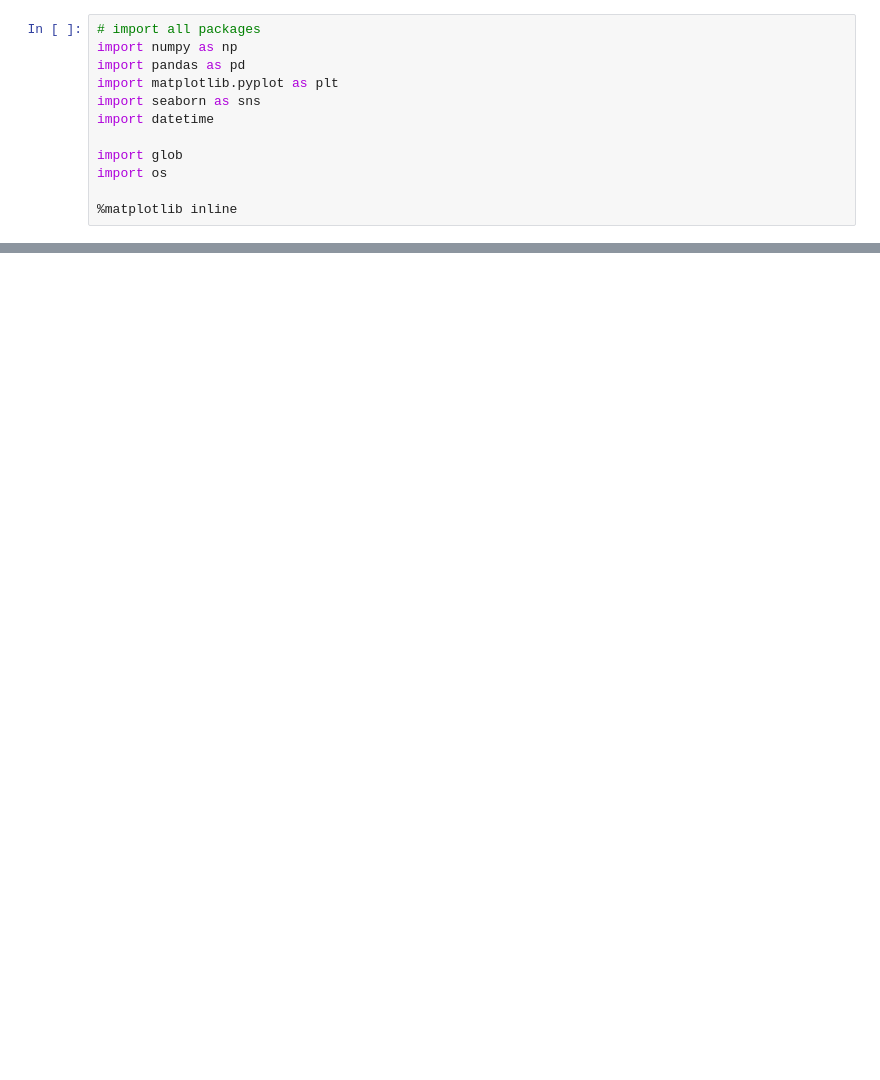
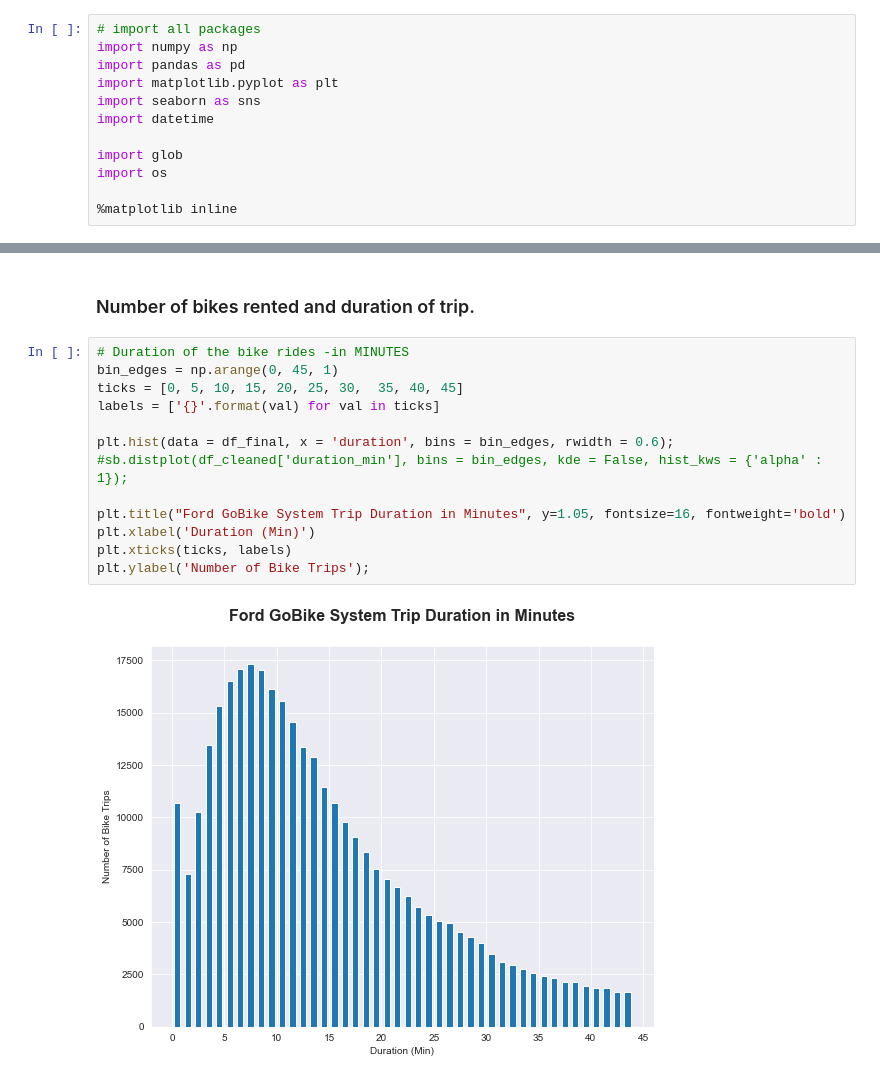
Before and after one commit to karandeepbhardwaj/Exploring-Lyft-s-FordGoBike-Data-from-2020, a Jupyter notebook: Lyft data analysis.ipynb, the cells around one changed output, grey strips where cells are left out. Saved outputs shown, nothing was run; the diff lists cells and outputs as text; blank space fills up the shorter version.

```diff
--- a/Lyft data analysis.ipynb
+++ b/Lyft data analysis.ipynb
@@ -72,0 +524,17 @@ Index(['ride_id', 'rideable_type', 'started_at', 'ended_at',
+# %% [markdown]
+### Number of bikes rented and duration of trip.
+# %%
+# Duration of the bike rides -in MINUTES
+bin_edges = np.arange(0, 45, 1)
+ticks = [0, 5, 10, 15, 20, 25, 30,  35, 40, 45]
+labels = ['{}'.format(val) for val in ticks]
+
+plt.hist(data = df_final, x = 'duration', bins = bin_edges, rwidth = 0.6);
+#sb.distplot(df_cleaned['duration_min'], bins = bin_edges, kde = False, hist_kws = {'alpha' : 1});
+
+plt.title("Ford GoBike System Trip Duration in Minutes", y=1.05, fontsize=16, fontweight='bold')
+plt.xlabel('Duration (Min)')
+plt.xticks(ticks, labels)
+plt.ylabel('Number of Bike Trips');
+# %% [output]
+[figure, added]
```
Also changed, not shown: parts of 112 cells of this notebook, 7 other files.
